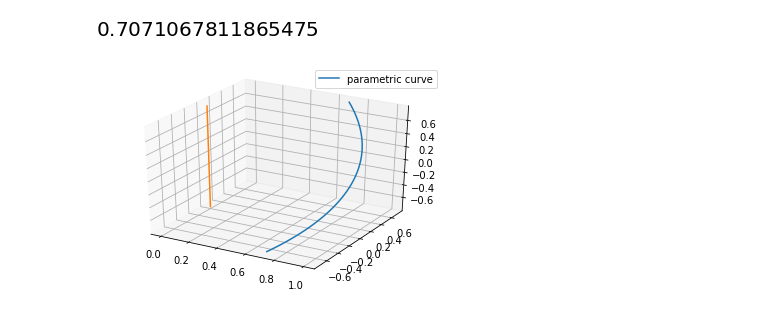
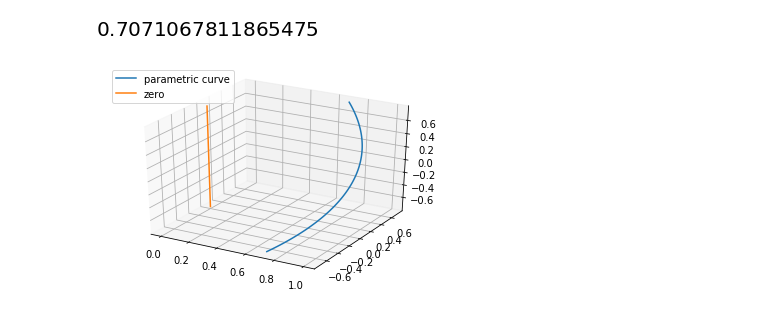
Before and after one commit to gderosa/timeq, a Jupyter notebook: comp/sympy/moreva.ipynb, the cells around one changed output. Drawn from its saved outputs; the diff is of its cells as text; code cells hidden in the pictures.

```diff
--- a/comp/sympy/moreva.ipynb
+++ b/comp/sympy/moreva.ipynb
@@ -119,25 +119,25 @@ psi_fixed_np_h_re(0)
 # %%
 import matplotlib as mpl
 from mpl_toolkits.mplot3d import Axes3D
 import numpy as np
 import matplotlib.pyplot as plt
 
 mpl.rcParams['legend.fontsize'] = 10
 
 fig = plt.figure()
 ax = fig.gca(projection='3d')
 
 # Prepare arrays x, y, z
 z = np.linspace(-np.pi/4, np.pi/4, 100)
 x = np.cos(z)
 y = np.sin(z)
 zero = z - z
 
 ax.plot(x, y, z, label='parametric curve')
-ax.plot(zero, zero, z)
+ax.plot(zero, zero, z, label='zero')
 
 ax.legend()
 
 plt.show()
 # %% [output]
-[figure, old version]
+[figure, new version]
```
